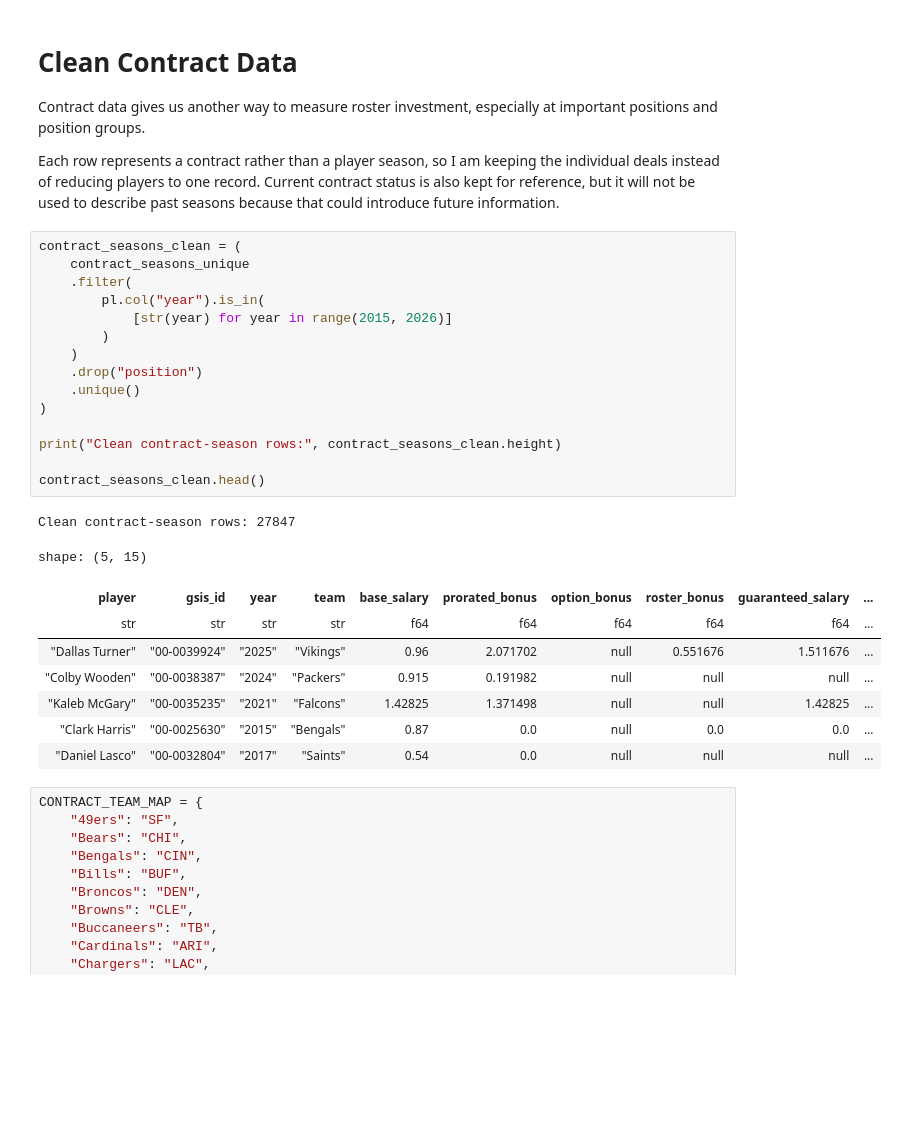
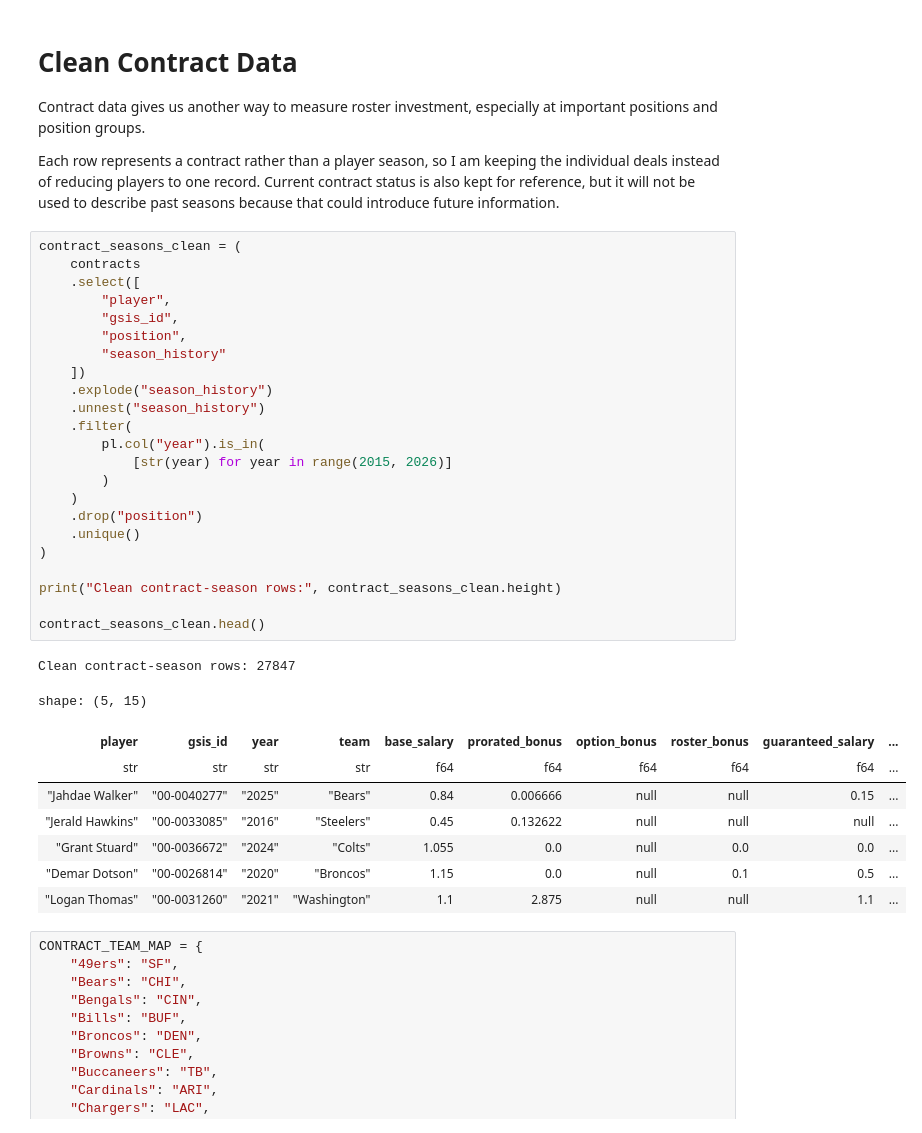
Before and after one commit to ethanfr10/NFL-Season-Projections, a Jupyter notebook: notebooks/02_Data_Cleaning.ipynb, the cells around one changed output. Saved outputs shown, nothing was run; the diff lists cells and outputs as text; blank space fills up the shorter version.

```diff
--- a/notebooks/02_Data_Cleaning.ipynb
+++ b/notebooks/02_Data_Cleaning.ipynb
@@ -1706,29 +1706,37 @@ Contract data gives us another way to measure roster investment, especially at i
 Each row represents a contract rather than a player season, so I am keeping the individual deals instead of reducing players to one record. Current contract status is also kept for reference, but it will not be used to describe past seasons because that could introduce future information.
 # %%
 contract_seasons_clean = (
-    contract_seasons_unique
+    contracts
+    .select([
+        "player",
+        "gsis_id",
+        "position",
+        "season_history"
+    ])
+    .explode("season_history")
+    .unnest("season_history")
     .filter(
         pl.col("year").is_in(
             [str(year) for year in range(2015, 2026)]
         )
     )
     .drop("position")
     .unique()
 )
 
 print("Clean contract-season rows:", contract_seasons_clean.height)
 
 contract_seasons_clean.head()
 # %% [output]
 Clean contract-season rows: 27847
 shape: (5, 15)
 | player | gsis_id | year | team | base_salary | prorated_bonus | option_bonus | roster_bonus | guaranteed_salary | ... |
 | str | str | str | str | f64 | f64 | f64 | f64 | f64 | ... |
-| "Dallas Turner" | "00-0039924" | "2025" | "Vikings" | 0.96 | 2.071702 | null | 0.551676 | 1.511676 | ... |
-| "Colby Wooden" | "00-0038387" | "2024" | "Packers" | 0.915 | 0.191982 | null | null | null | ... |
-| "Kaleb McGary" | "00-0035235" | "2021" | "Falcons" | 1.42825 | 1.371498 | null | null | 1.42825 | ... |
-| "Clark Harris" | "00-0025630" | "2015" | "Bengals" | 0.87 | 0.0 | null | 0.0 | 0.0 | ... |
-| "Daniel Lasco" | "00-0032804" | "2017" | "Saints" | 0.54 | 0.0 | null | null | null | ... |
+| "Jahdae Walker" | "00-0040277" | "2025" | "Bears" | 0.84 | 0.006666 | null | null | 0.15 | ... |
+| "Jerald Hawkins" | "00-0033085" | "2016" | "Steelers" | 0.45 | 0.132622 | null | null | null | ... |
+| "Grant Stuard" | "00-0036672" | "2024" | "Colts" | 1.055 | 0.0 | null | 0.0 | 0.0 | ... |
+| "Demar Dotson" | "00-0026814" | "2020" | "Broncos" | 1.15 | 0.0 | null | 0.1 | 0.5 | ... |
+| "Logan Thomas" | "00-0031260" | "2021" | "Washington" | 1.1 | 2.875 | null | null | 1.1 | ... |
 # %%
 CONTRACT_TEAM_MAP = {
     "49ers": "SF",
```
Also changed, not shown: parts of 5 cells of this notebook, 1 other file.
